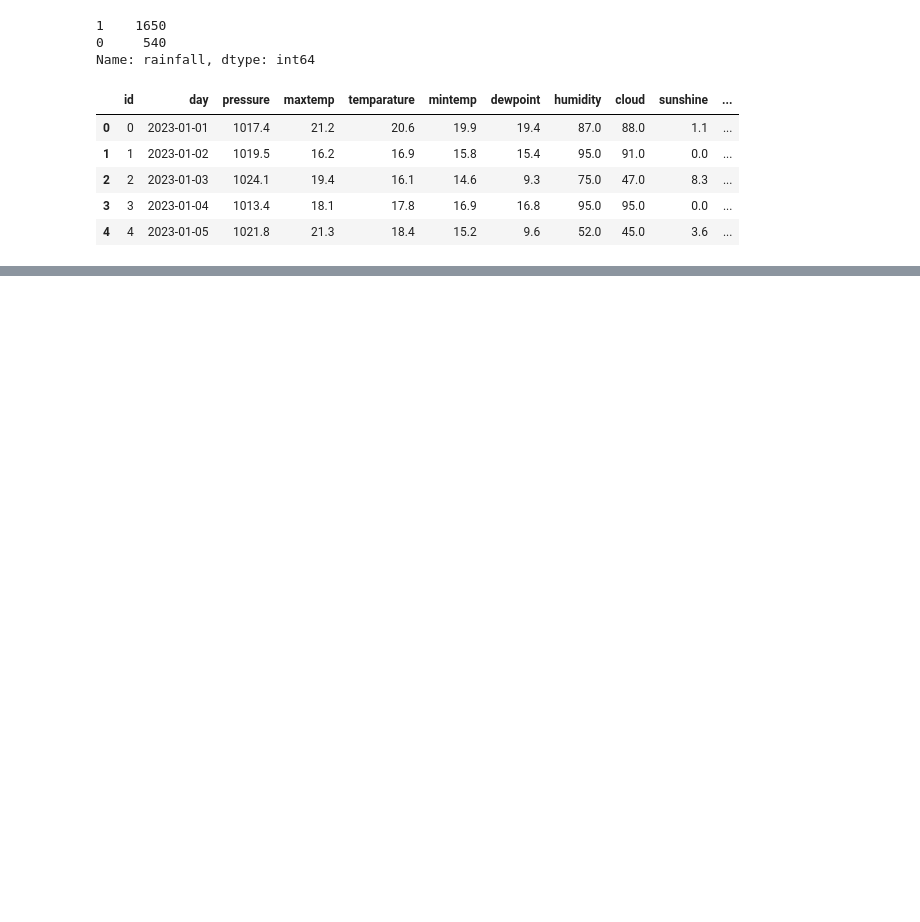
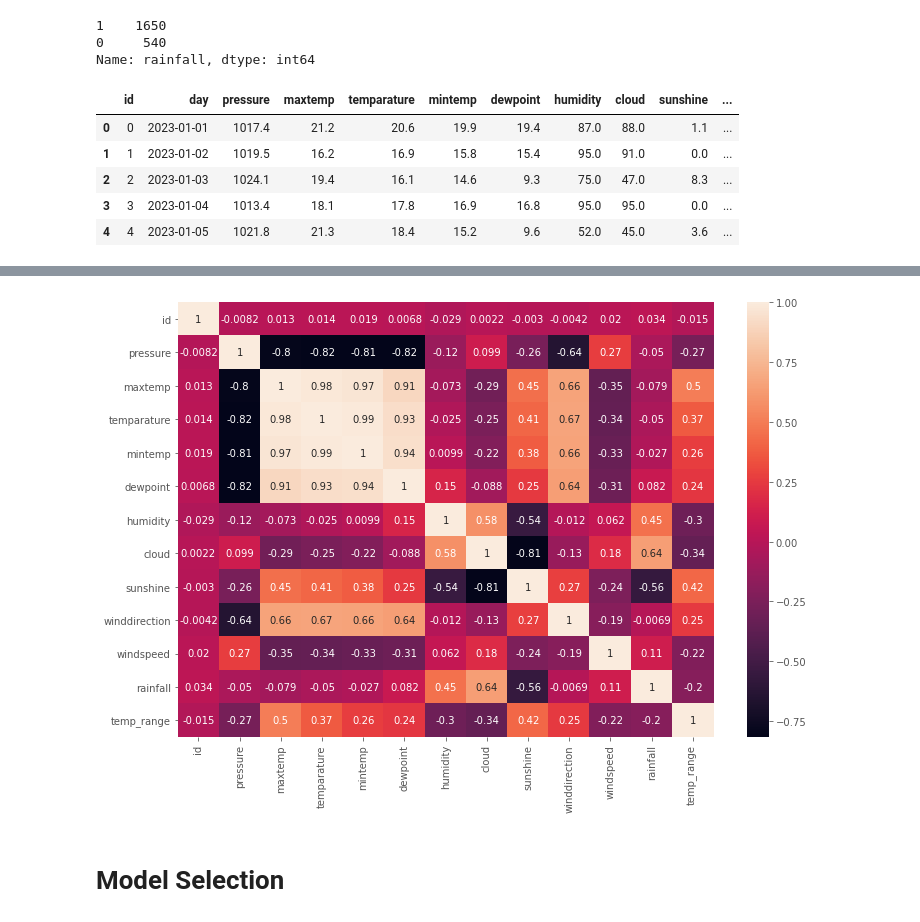
Before and after one commit to Seryabiz/PHASE_5_CAPSTONE_PROJECT, a Jupyter notebook: Notebooks/Cyrus-kaggle.ipynb, the cells around one changed output, grey strips where cells are left out. Drawn from its saved outputs; the diff is of its cells as text; code cells hidden in the pictures; blank space fills up the shorter version.

```diff
--- a/Notebooks/Cyrus-kaggle.ipynb
+++ b/Notebooks/Cyrus-kaggle.ipynb
@@ -248,0 +249,2 @@ sns.pairplot(data=df);
+# %%
+corr_matrix = df.corr()
@@ -248,0 +268,5 @@ sns.pairplot(data=df);
+# %%
+plt.figure(figsize=(12,8))
+sns.heatmap(corr_matrix,data=df, annot=True);
+# %% [output]
+[figure, added]
@@ -248,0 +283,2 @@ sns.pairplot(data=df);
+# %% [markdown]
+# Model Selection
```
Also changed, not shown: parts of 13 cells of this notebook.
